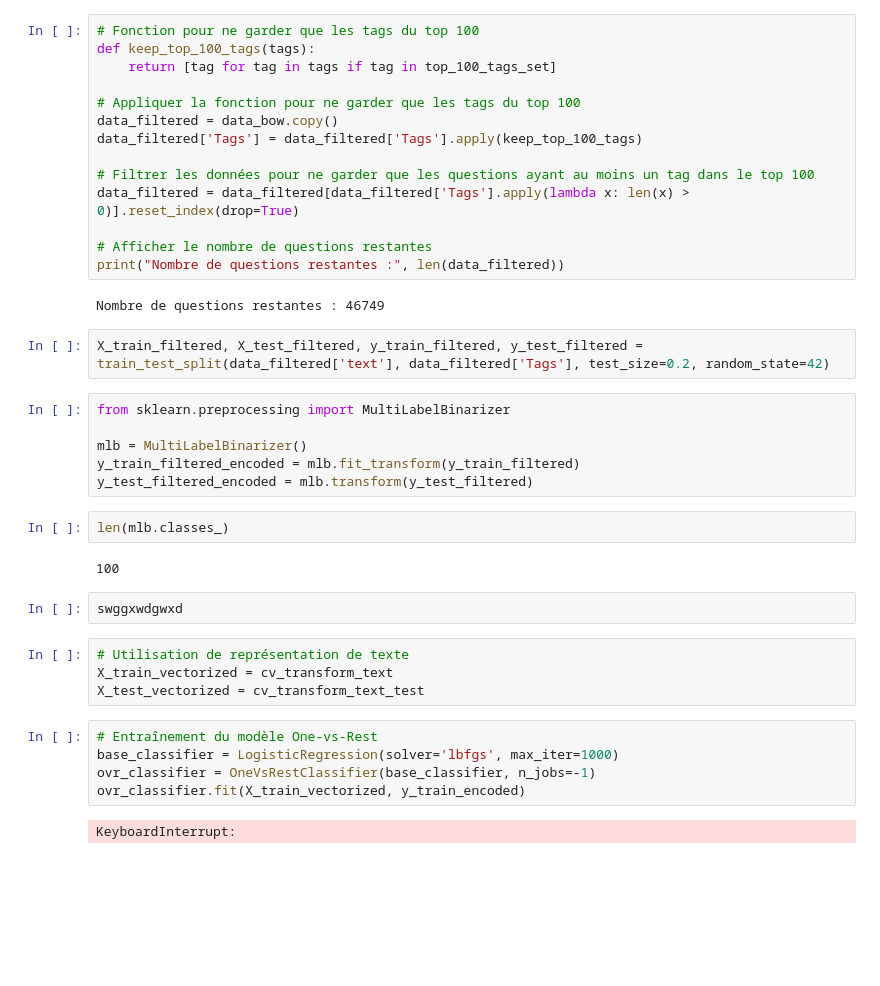
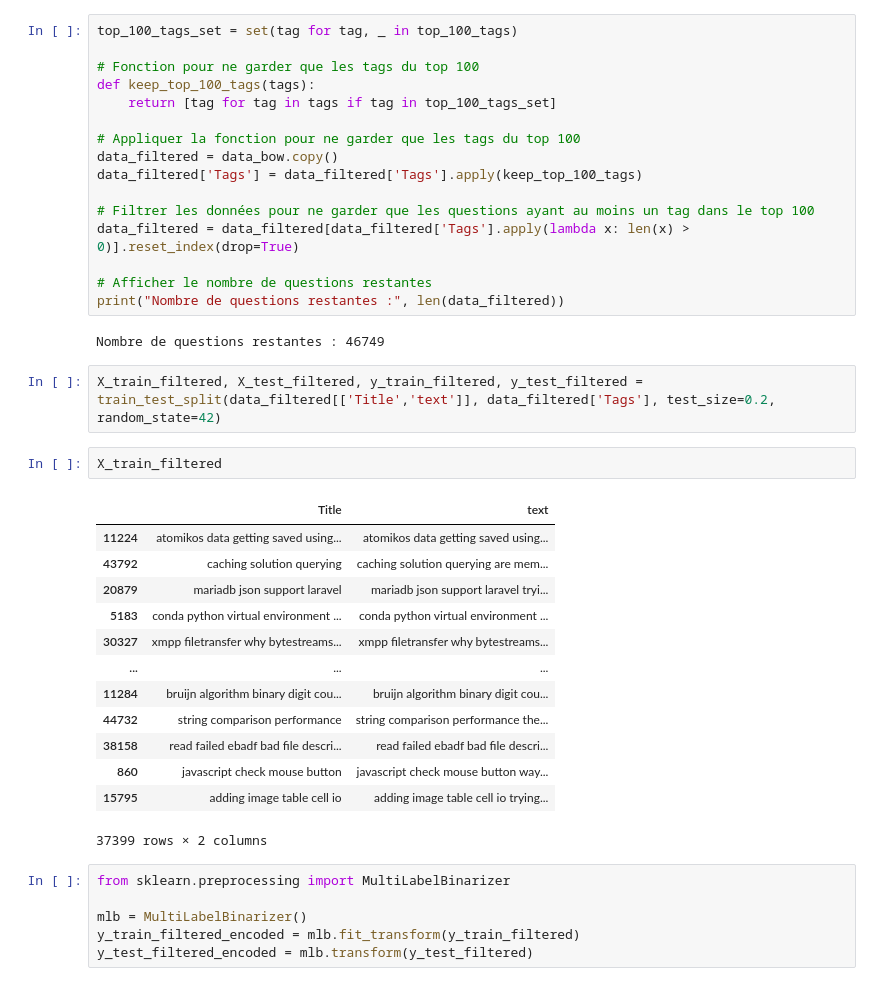
Before and after one commit to ThomasMeb/Classifier_Questions_StackOverflow, a Jupyter notebook: Mebarki_Thomas_2_notebook_test_042023.ipynb, the cells around one changed output. Cells and saved outputs as stored; diff of their text form; blank space fills up the shorter version.

```diff
--- a/Mebarki_Thomas_2_notebook_test_042023.ipynb
+++ b/Mebarki_Thomas_2_notebook_test_042023.ipynb
@@ -818,6 +817,8 @@ firebase: 300
 xaml: 300
 unix: 298
 # %%
+top_100_tags_set = set(tag for tag, _ in top_100_tags)
+
 # Fonction pour ne garder que les tags du top 100
 def keep_top_100_tags(tags):
     return [tag for tag in tags if tag in top_100_tags_set]
@@ -834,27 +835,26 @@ print("Nombre de questions restantes :", len(data_filtered))
 # %% [output]
 Nombre de questions restantes : 46749
 # %%
-X_train_filtered, X_test_filtered, y_train_filtered, y_test_filtered = train_test_split(data_filtered['text'], data_filtered['Tags'], test_size=0.2, random_state=42)
+X_train_filtered, X_test_filtered, y_train_filtered, y_test_filtered = train_test_split(data_filtered[['Title','text']], data_filtered['Tags'], test_size=0.2, random_state=42)
+# %%
+X_train_filtered
+# %% [output]
+|  | Title | text |
+| 11224 | atomikos data getting saved using... | atomikos data getting saved using... |
+| 43792 | caching solution querying | caching solution querying are mem... |
+| 20879 | mariadb json support laravel | mariadb json support laravel tryi... |
+| 5183 | conda python virtual environment ... | conda python virtual environment ... |
+| 30327 | xmpp filetransfer why bytestreams... | xmpp filetransfer why bytestreams... |
+| ... | ... | ... |
+| 11284 | bruijn algorithm binary digit cou... | bruijn algorithm binary digit cou... |
+| 44732 | string comparison performance | string comparison performance the... |
+| 38158 | read failed ebadf bad file descri... | read failed ebadf bad file descri... |
+| 860 | javascript check mouse button | javascript check mouse button way... |
+| 15795 | adding image table cell io | adding image table cell io trying... |
+37399 rows × 2 columns
 # %%
 from sklearn.preprocessing import MultiLabelBinarizer
 
 mlb = MultiLabelBinarizer()
 y_train_filtered_encoded = mlb.fit_transform(y_train_filtered)
 y_test_filtered_encoded = mlb.transform(y_test_filtered)
-# %%
-len(mlb.classes_)
-# %% [output]
-100
-# %%
-swggxwdgwxd
-# %%
-# Utilisation de représentation de texte
-X_train_vectorized = cv_transform_text
-X_test_vectorized = cv_transform_text_test
-# %%
-# Entraînement du modèle One-vs-Rest
-base_classifier = LogisticRegression(solver='lbfgs', max_iter=1000)
-ovr_classifier = OneVsRestClassifier(base_classifier, n_jobs=-1)
-ovr_classifier.fit(X_train_vectorized, y_train_encoded)
-# %% [output]
-KeyboardInterrupt:
```
Also changed, not shown: parts of 9 cells of this notebook.
